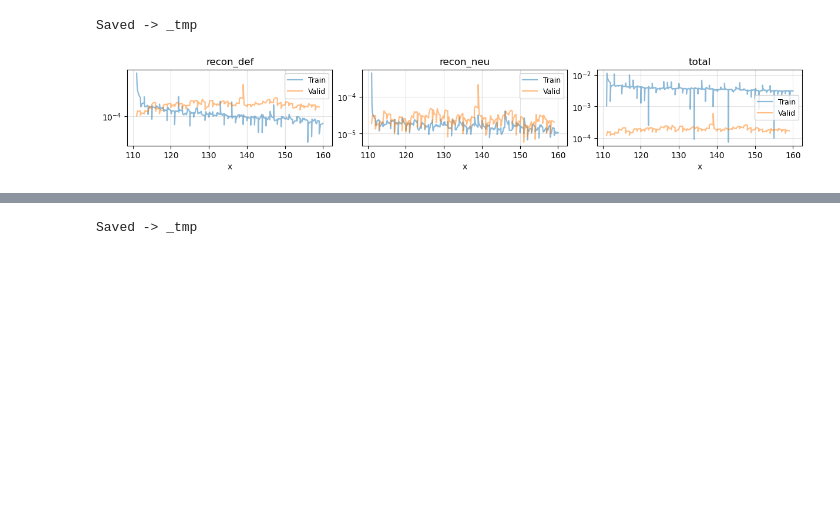
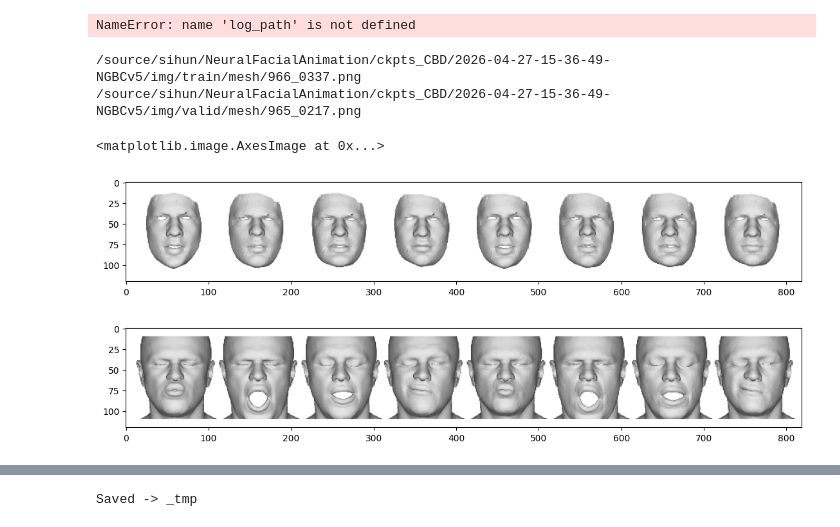
Before and after one commit to chacorp/PDB, a Jupyter notebook: notebook/log_reader.ipynb, the cells around one changed output, grey strips where cells are left out. Cells and saved outputs as stored; diff of their text form; code cells hidden in the pictures; blank space fills up the shorter version.

```diff
--- a/notebook/log_reader.ipynb
+++ b/notebook/log_reader.ipynb
@@ -353,8 +364,7 @@ def plot_all_metrics_subfig(
 # log_path = "/source/sihun/NeuralFacialAnimation/ckpts_CBD/2025-09-10-11-20-25-NGBC"
 # log_path = "/source/sihun/NeuralFacialAnimation/ckpts_CBD/2025-09-11-15-26-03-NGBC"
 # log_path = "/source/sihun/NeuralFacialAnimation/ckpts_CBD/2025-10-22-22-30-30-NGBCv5"
-log_path = "/source/sihun/NeuralFacialAnimation/ckpts_CBD/2025-11-03-14-56-32-NGBCv5"
-
+# log_path = "/source/sihun/NeuralFacialAnimation/ckpts_CBD/2025-11-03-14-56-32-NGBCv5"
 df = parse_log_file(log_path+"/log.txt", as_delta=False)
 # df = parse_log_file(log_path+"/log.txt", as_delta=True)
 
@@ -396,8 +406,40 @@ fig = plot_all_metrics_subfig(
 )
 plt.show()
 # %% [output]
-Saved -> _tmp
+NameError: name 'log_path' is not defined
-[figure, removed]
+# %%
+from PIL import Image
+from glob import glob
+
+
+log_path_list = [
+    "/source/sihun/NeuralFacialAnimation/ckpts_CBD/2026-04-07-13-12-17-NGBCv5",
+#     "/source/sihun/NeuralFacialAnimation/ckpts_CBD/2026-04-01-21-00-14-NGBCv5",
+#     "/source/sihun/NeuralFacialAnimation/ckpts_CBD/2026-04-14-12-42-01-NGBCv5"
+    "/source/sihun/NeuralFacialAnimation/ckpts_CBD/2026-04-14-12-42-01-NGBCv5", # softmax
+    "/source/sihun/NeuralFacialAnimation/ckpts_CBD/2026-04-18-05-26-39-NGBCv5",
+    "/source/sihun/NeuralFacialAnimation/ckpts_CBD/2026-04-27-15-36-49-NGBCv5"
+]
+log_path = log_path_list[-1]
+NUM = -1
+
+train_img_list =sorted( glob(f"{log_path}/img/train/mesh/*.png"))
+asd = train_img_list[NUM]
+print(asd)
+plt.figure(figsize = (20,2))
+plt.imshow(np.array(Image.open(asd)))
+
+val_img_list =sorted( glob(f"{log_path}/img/valid/mesh/*.png"))
+asd = val_img_list[NUM]
+print(asd)
+plt.figure(figsize = (20,2))
+plt.imshow(np.array(Image.open(asd)))
+# %% [output]
+/source/sihun/NeuralFacialAnimation/ckpts_CBD/2026-04-27-15-36-49-NGBCv5/img/train/mesh/966_0337.png
+/source/sihun/NeuralFacialAnimation/ckpts_CBD/2026-04-27-15-36-49-NGBCv5/img/valid/mesh/965_0217.png
+<matplotlib.image.AxesImage at 0x...>
+[figure, added]
+[figure, added]
 # %%
 log_path_list= [
     # "/source/sihun/NeuralFacialAnimation/ckpts_CBD/2025-10-09-02-04-49-NGBCv5",
```
Also changed, not shown: parts of 3 cells of this notebook, 6 other files.
